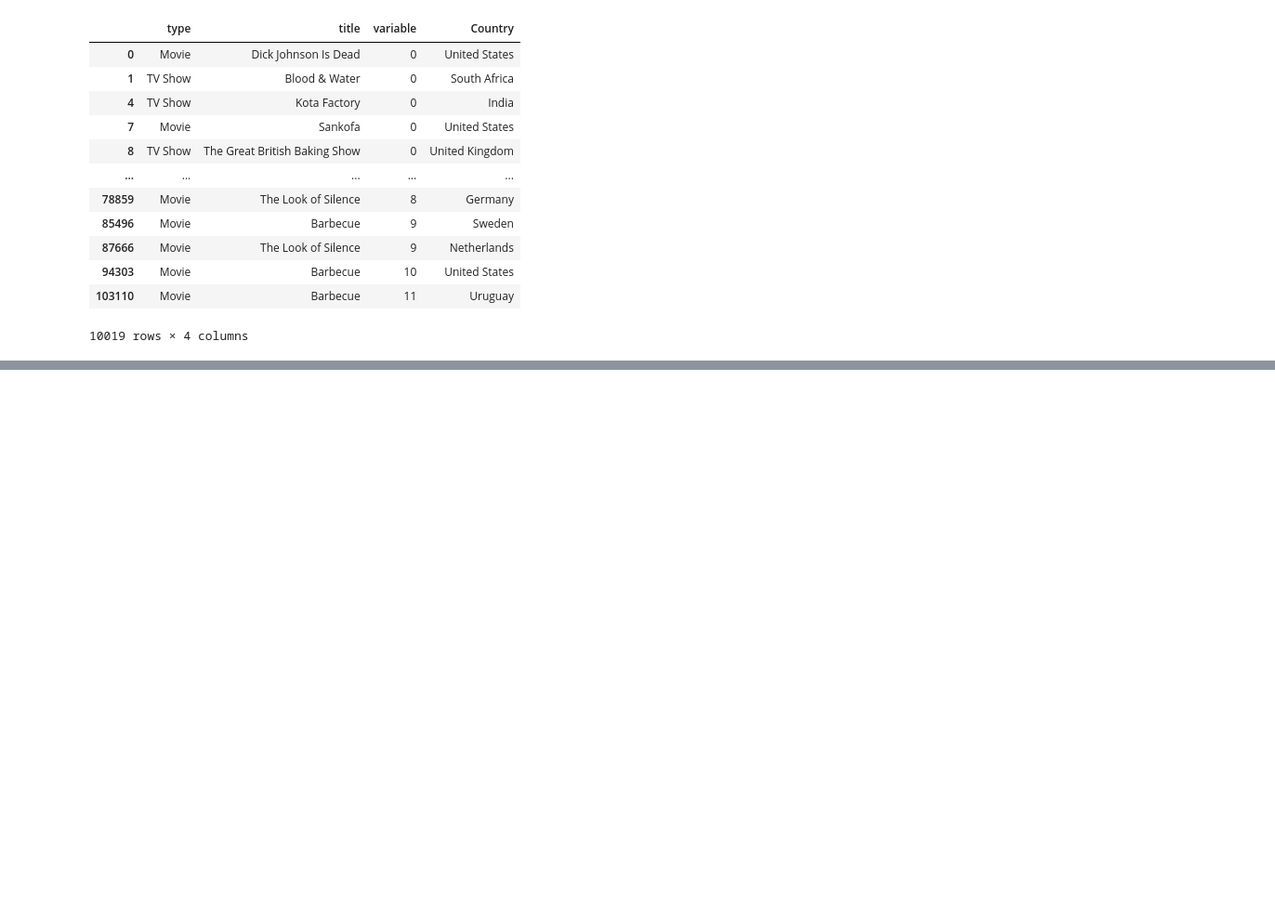
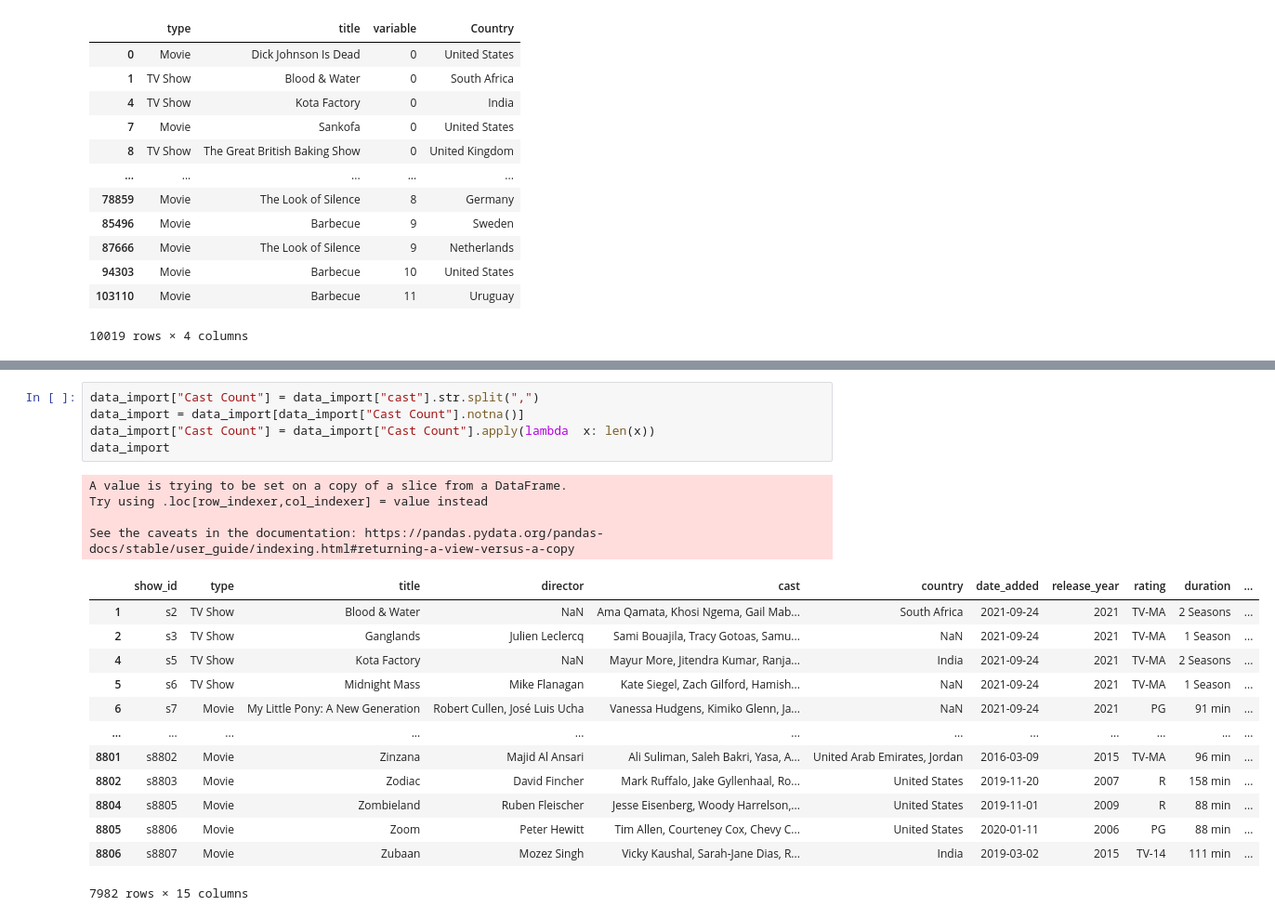
Before and after one commit to Dimateos12/Data_Analysis_Netflix, a Jupyter notebook: Netflix.ipynb, the cells around one changed output, grey strips where cells are left out. Shown at 93% size. Saved outputs shown, nothing was run; the diff lists cells and outputs as text; blank space fills up the shorter version.

```diff
--- a/Netflix.ipynb
+++ b/Netflix.ipynb
@@ -168,0 +174,23 @@ px.histogram(country_count,x="Country", color="type").update_xaxes(categoryorder
+# %%
+data_import["Cast Count"] = data_import["cast"].str.split(",")
+data_import = data_import[data_import["Cast Count"].notna()]
+data_import["Cast Count"] = data_import["Cast Count"].apply(lambda  x: len(x))
+data_import
+# %% [output]
+A value is trying to be set on a copy of a slice from a DataFrame.
+Try using .loc[row_indexer,col_indexer] = value instead
+
+See the caveats in the documentation: https://pandas.pydata.org/pandas-docs/stable/user_guide/indexing.html#returning-a-view-versus-a-copy
+|  | show_id | type | title | director | cast | country | date_added | release_year | rating | duration | ... |
+| 1 | s2 | TV Show | Blood & Water | NaN | Ama Qamata, Khosi Ngema, Gail Mab... | South Africa | 2021-09-24 | 2021 | TV-MA | 2 Seasons | ... |
+| 2 | s3 | TV Show | Ganglands | Julien Leclercq | Sami Bouajila, Tracy Gotoas, Samu... | NaN | 2021-09-24 | 2021 | TV-MA | 1 Season | ... |
+| 4 | s5 | TV Show | Kota Factory | NaN | Mayur More, Jitendra Kumar, Ranja... | India | 2021-09-24 | 2021 | TV-MA | 2 Seasons | ... |
+| 5 | s6 | TV Show | Midnight Mass | Mike Flanagan | Kate Siegel, Zach Gilford, Hamish... | NaN | 2021-09-24 | 2021 | TV-MA | 1 Season | ... |
+| 6 | s7 | Movie | My Little Pony: A New Generation | Robert Cullen, José Luis Ucha | Vanessa Hudgens, Kimiko Glenn, Ja... | NaN | 2021-09-24 | 2021 | PG | 91 min | ... |
+| ... | ... | ... | ... | ... | ... | ... | ... | ... | ... | ... | ... |
+| 8801 | s8802 | Movie | Zinzana | Majid Al Ansari | Ali Suliman, Saleh Bakri, Yasa, A... | United Arab Emirates, Jordan | 2016-03-09 | 2015 | TV-MA | 96 min | ... |
+| 8802 | s8803 | Movie | Zodiac | David Fincher | Mark Ruffalo, Jake Gyllenhaal, Ro... | United States | 2019-11-20 | 2007 | R | 158 min | ... |
+| 8804 | s8805 | Movie | Zombieland | Ruben Fleischer | Jesse Eisenberg, Woody Harrelson,... | United States | 2019-11-01 | 2009 | R | 88 min | ... |
+| 8805 | s8806 | Movie | Zoom | Peter Hewitt | Tim Allen, Courteney Cox, Chevy C... | United States | 2020-01-11 | 2006 | PG | 88 min | ... |
+| 8806 | s8807 | Movie | Zubaan | Mozez Singh | Vicky Kaushal, Sarah-Jane Dias, R... | India | 2019-03-02 | 2015 | TV-14 | 111 min | ... |
+7982 rows × 15 columns
```
Also changed, not shown: parts of 2 cells of this notebook.
